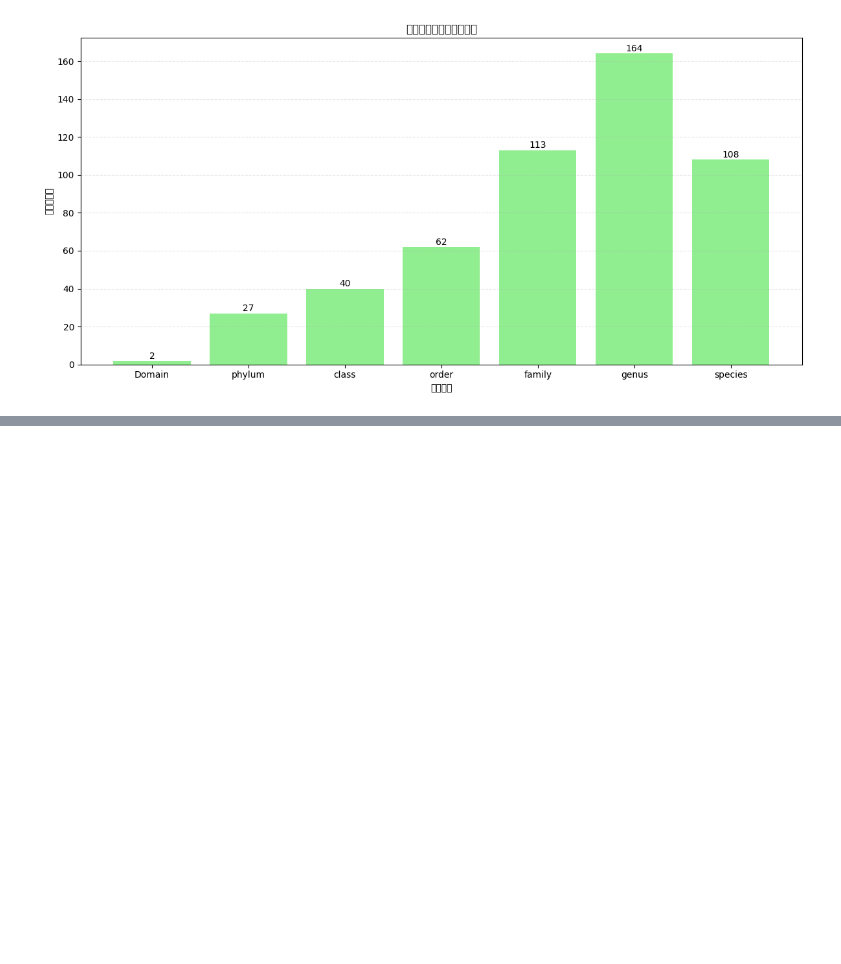
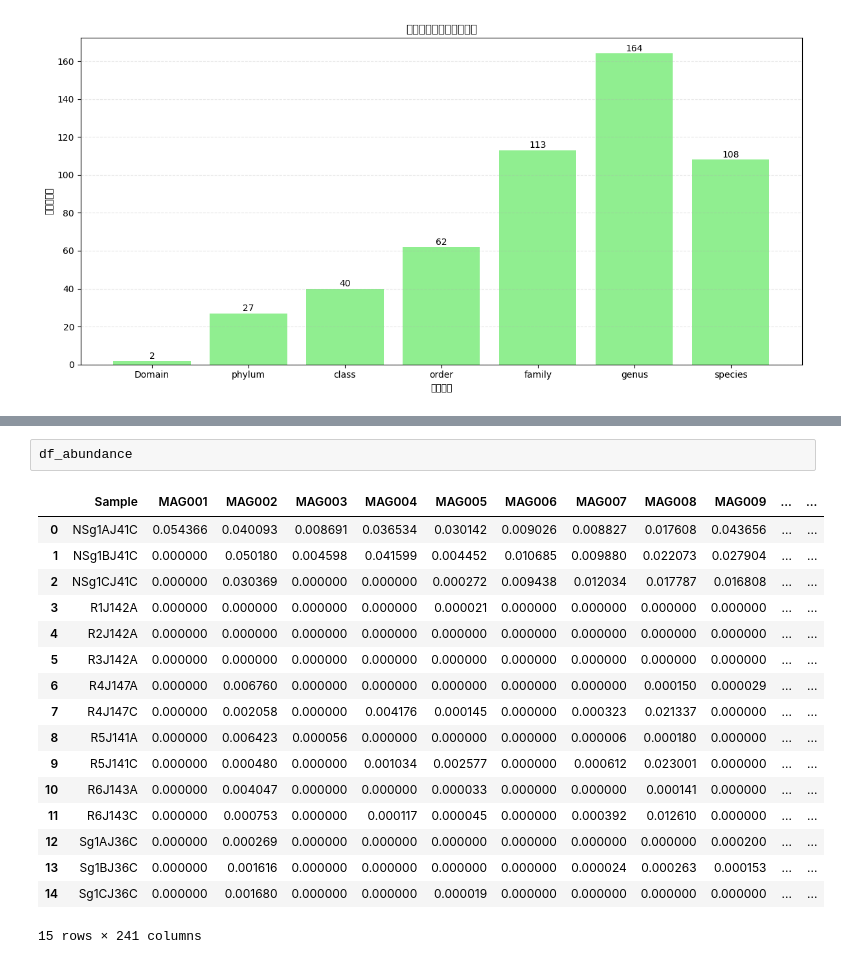
Before and after one commit to azddzasw/Electromics-project, a Jupyter notebook: notebooks/data_analysis.ipynb, the cells around one changed output, grey strips where cells are left out. Cells and saved outputs as stored; diff of their text form; blank space fills up the shorter version.

```diff
--- a/notebooks/data_analysis.ipynb
+++ b/notebooks/data_analysis.ipynb
@@ -362,0 +445,20 @@ Name: user_genome, dtype: int64
+# %%
+df_abundance
+# %% [output]
+|  | Sample | MAG001 | MAG002 | MAG003 | MAG004 | MAG005 | MAG006 | MAG007 | MAG008 | MAG009 | ... | ... |
+| 0 | NSg1AJ41C | 0.054366 | 0.040093 | 0.008691 | 0.036534 | 0.030142 | 0.009026 | 0.008827 | 0.017608 | 0.043656 | ... | ... |
+| 1 | NSg1BJ41C | 0.000000 | 0.050180 | 0.004598 | 0.041599 | 0.004452 | 0.010685 | 0.009880 | 0.022073 | 0.027904 | ... | ... |
+| 2 | NSg1CJ41C | 0.000000 | 0.030369 | 0.000000 | 0.000000 | 0.000272 | 0.009438 | 0.012034 | 0.017787 | 0.016808 | ... | ... |
+| 3 | R1J142A | 0.000000 | 0.000000 | 0.000000 | 0.000000 | 0.000021 | 0.000000 | 0.000000 | 0.000000 | 0.000000 | ... | ... |
+| 4 | R2J142A | 0.000000 | 0.000000 | 0.000000 | 0.000000 | 0.000000 | 0.000000 | 0.000000 | 0.000000 | 0.000000 | ... | ... |
+| 5 | R3J142A | 0.000000 | 0.000000 | 0.000000 | 0.000000 | 0.000000 | 0.000000 | 0.000000 | 0.000000 | 0.000000 | ... | ... |
+| 6 | R4J147A | 0.000000 | 0.006760 | 0.000000 | 0.000000 | 0.000000 | 0.000000 | 0.000000 | 0.000150 | 0.000029 | ... | ... |
+| 7 | R4J147C | 0.000000 | 0.002058 | 0.000000 | 0.004176 | 0.000145 | 0.000000 | 0.000323 | 0.021337 | 0.000000 | ... | ... |
+| 8 | R5J141A | 0.000000 | 0.006423 | 0.000056 | 0.000000 | 0.000000 | 0.000000 | 0.000006 | 0.000180 | 0.000000 | ... | ... |
+| 9 | R5J141C | 0.000000 | 0.000480 | 0.000000 | 0.001034 | 0.002577 | 0.000000 | 0.000612 | 0.023001 | 0.000000 | ... | ... |
+| 10 | R6J143A | 0.000000 | 0.004047 | 0.000000 | 0.000000 | 0.000033 | 0.000000 | 0.000000 | 0.000141 | 0.000000 | ... | ... |
+| 11 | R6J143C | 0.000000 | 0.000753 | 0.000000 | 0.000117 | 0.000045 | 0.000000 | 0.000392 | 0.012610 | 0.000000 | ... | ... |
+| 12 | Sg1AJ36C | 0.000000 | 0.000269 | 0.000000 | 0.000000 | 0.000000 | 0.000000 | 0.000000 | 0.000000 | 0.000200 | ... | ... |
+| 13 | Sg1BJ36C | 0.000000 | 0.001616 | 0.000000 | 0.000000 | 0.000000 | 0.000000 | 0.000024 | 0.000263 | 0.000153 | ... | ... |
+| 14 | Sg1CJ36C | 0.000000 | 0.001680 | 0.000000 | 0.000000 | 0.000019 | 0.000000 | 0.000000 | 0.000000 | 0.000000 | ... | ... |
+15 rows × 241 columns
```
Also changed, not shown: parts of 6 cells of this notebook, 17 other files.
